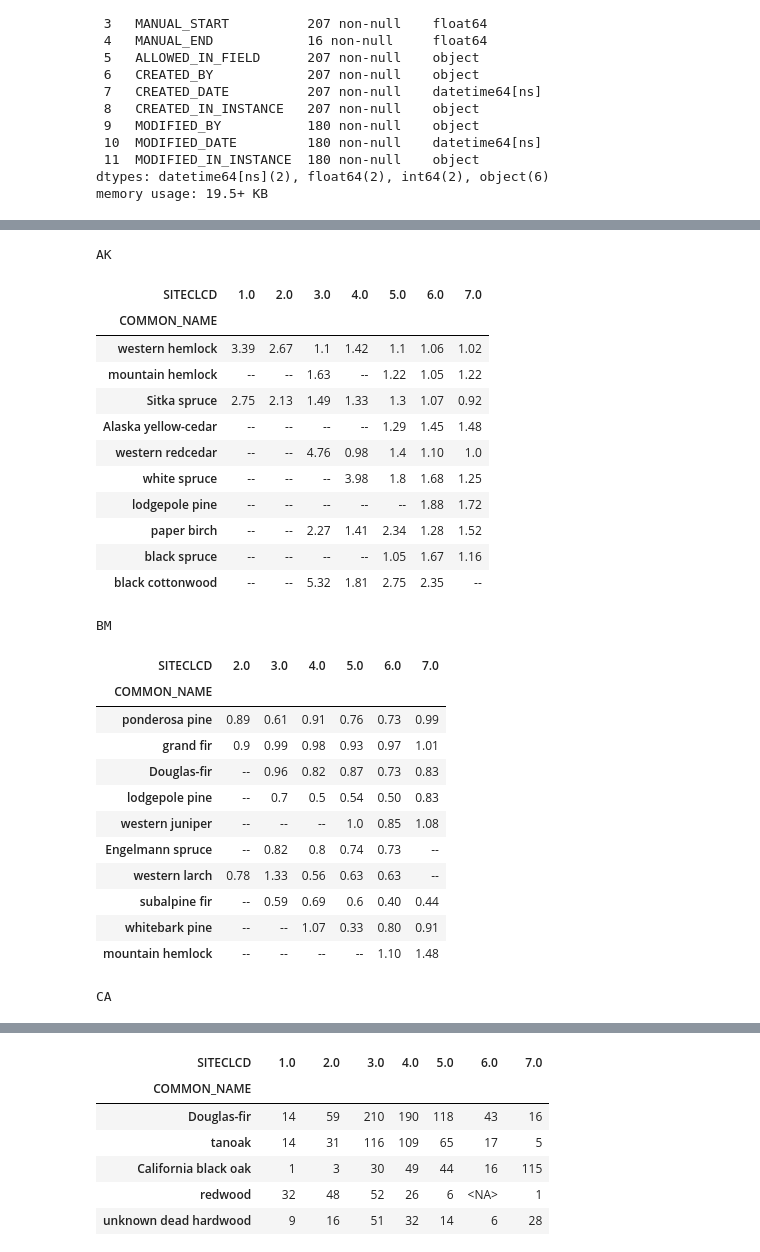
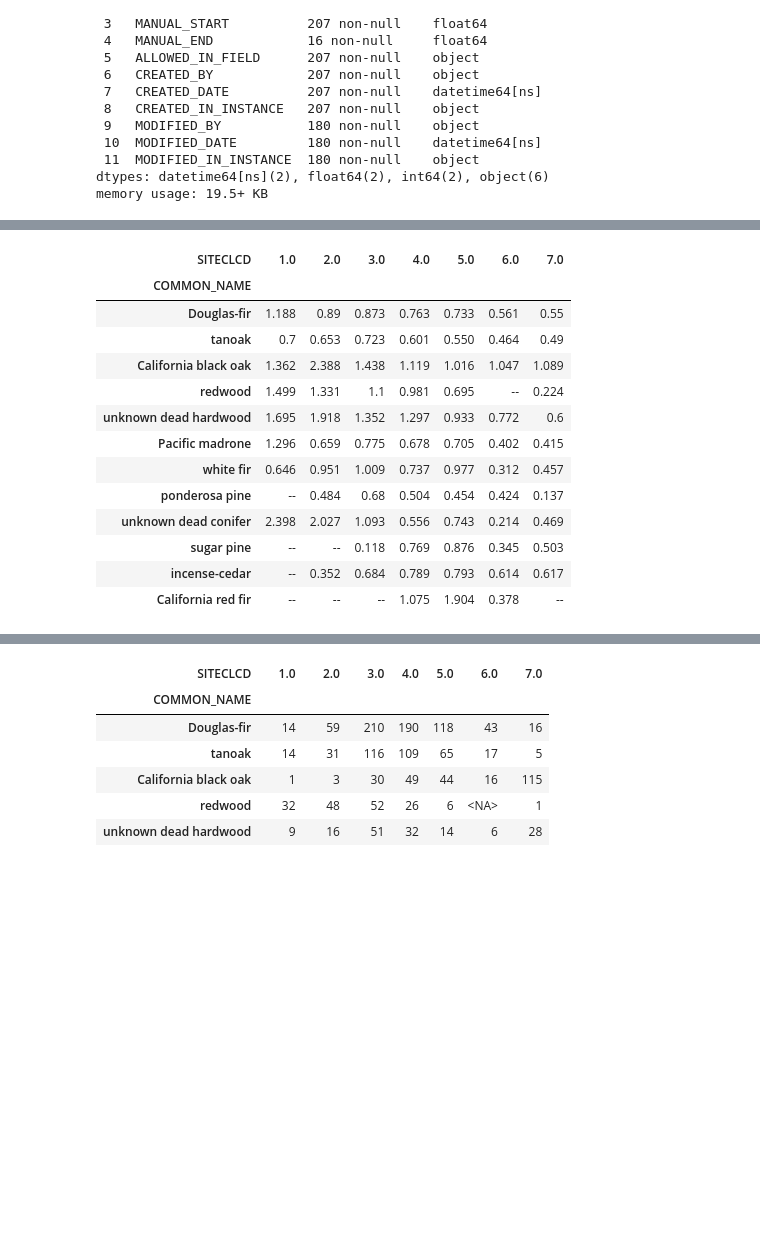
Before and after one commit to Ecotrust/calibrate_fvs, a Jupyter notebook: notebooks/03_Summarizing Multipliers for a Single FVS Variant.ipynb, the cells around one changed output, grey strips where cells are left out. Saved outputs shown, nothing was run; the diff lists cells and outputs as text; code cells hidden in the pictures; blank space fills up the shorter version.

```diff
--- a/notebooks/03_Summarizing Multipliers for a Single FVS Variant.ipynb
+++ b/notebooks/03_Summarizing Multipliers for a Single FVS Variant.ipynb
@@ -33,10 +39,10 @@ Data columns (total 12 columns):
 dtypes: float64(3), int64(2), object(7)
 memory usage: 35.6+ MB
 # %%
-# use_ids = cases.loc[cases.VARIANT == USE_VARIANT]["CASEID"].values
-# use_cns = cases.loc[cases.VARIANT == USE_VARIANT]["STAND_CN"].values
-use_ids = pd.unique(cases.CASEID)
-use_cns = pd.unique(cases.STAND_CN)
+use_ids = cases.loc[cases.VARIANT == USE_VARIANT]["CASEID"].values
+use_cns = cases.loc[cases.VARIANT == USE_VARIANT]["STAND_CN"].values
+# use_ids = pd.unique(cases.CASEID)
+# use_cns = pd.unique(cases.STAND_CN)
 # %%
 SQL = f"""
 SELECT s.STAND_ID as STANDID,
@@ -74,6 +80,6 @@ memory usage: 23.7+ MB
 # %%
-spp = pd.read_sql("REF_SPECIES", f"sqlite:///{os.path.abspath(FIA_DB)}")
-spp.info()
+ref_spp = pd.read_sql("REF_SPECIES", f"sqlite:///{os.path.abspath(FIA_DB)}")
+ref_spp.info()
 # %% [output]
 <class 'pandas.core.frame.DataFrame'>
 RangeIndex: 2677 entries, 0 to 2676
@@ -120,7 +126,7 @@ calib = pd.read_csv(CALIB)
 calib.columns = [col.upper() for col in calib.columns]
 calib = calib.loc[calib.CASEID.isin(use_ids)]
 calib = calib.merge(
-    spp[["SPCD", "COMMON_NAME"]], left_on="SPECIESFIA", right_on="SPCD", how="left"
+    ref_spp[["SPCD", "COMMON_NAME"]], left_on="SPECIESFIA", right_on="SPCD", how="left"
 )
 calib.info()
 # %% [output]
@@ -209,50 +224,24 @@ df.groupby(by=["TREESIZE", "COMMON_NAME"])["SCALEFACTOR"].agg(
 # %%
-for var in np.unique(df.VARIANT):
-    print(var)
-    scalefactors = (
-        df.loc[df.VARIANT == var]
-        .groupby(by=["TREESIZE", "COMMON_NAME", "SITECLCD"])["SCALEFACTOR"]
-        .median()
-    )
-    abund = (
-        df.loc[df.VARIANT == var]
-        .groupby(by=["TREESIZE", "COMMON_NAME"])["SCALEFACTOR"]
-        .count()
-        .loc["LG"]
-        .nlargest(10)
-    )
-    pivot = pd.pivot_table(
-        scalefactors.loc["LG"].reset_index(),
-        index="COMMON_NAME",
-        columns=["SITECLCD"],
-        values="SCALEFACTOR",
-    )
-    display(pivot.loc[abund.index].round(2).fillna("--"))
+means = df.groupby(by=["TREESIZE", "COMMON_NAME", "SITECLCD"])["READCORMULT"].mean()
+pivot_means = pd.pivot_table(
+    means.loc["LG"].reset_index(),
+    index="COMMON_NAME",
+    columns="SITECLCD",
+    values="READCORMULT",
+)
+pivot_means.loc[abund.index].round(3).fillna("--")
 # %% [output]
-AK
 | SITECLCD | 1.0 | 2.0 | 3.0 | 4.0 | 5.0 | 6.0 | 7.0 |
 | COMMON_NAME |  |  |  |  |  |  |  |
-| western hemlock | 3.39 | 2.67 | 1.1 | 1.42 | 1.1 | 1.06 | 1.02 |
-| mountain hemlock | -- | -- | 1.63 | -- | 1.22 | 1.05 | 1.22 |
-| Sitka spruce | 2.75 | 2.13 | 1.49 | 1.33 | 1.3 | 1.07 | 0.92 |
-| Alaska yellow-cedar | -- | -- | -- | -- | 1.29 | 1.45 | 1.48 |
-| western redcedar | -- | -- | 4.76 | 0.98 | 1.4 | 1.10 | 1.0 |
-| white spruce | -- | -- | -- | 3.98 | 1.8 | 1.68 | 1.25 |
-| lodgepole pine | -- | -- | -- | -- | -- | 1.88 | 1.72 |
-| paper birch | -- | -- | 2.27 | 1.41 | 2.34 | 1.28 | 1.52 |
-| black spruce | -- | -- | -- | -- | 1.05 | 1.67 | 1.16 |
-| black cottonwood | -- | -- | 5.32 | 1.81 | 2.75 | 2.35 | -- |
+| Douglas-fir | 1.188 | 0.89 | 0.873 | 0.763 | 0.733 | 0.561 | 0.55 |
+| tanoak | 0.7 | 0.653 | 0.723 | 0.601 | 0.550 | 0.464 | 0.49 |
+| California black oak | 1.362 | 2.388 | 1.438 | 1.119 | 1.016 | 1.047 | 1.089 |
+| redwood | 1.499 | 1.331 | 1.1 | 0.981 | 0.695 | -- | 0.224 |
+| unknown dead hardwood | 1.695 | 1.918 | 1.352 | 1.297 | 0.933 | 0.772 | 0.6 |
+| Pacific madrone | 1.296 | 0.659 | 0.775 | 0.678 | 0.705 | 0.402 | 0.415 |
+| white fir | 0.646 | 0.951 | 1.009 | 0.737 | 0.977 | 0.312 | 0.457 |
+| ponderosa pine | -- | 0.484 | 0.68 | 0.504 | 0.454 | 0.424 | 0.137 |
+| unknown dead conifer | 2.398 | 2.027 | 1.093 | 0.556 | 0.743 | 0.214 | 0.469 |
+| sugar pine | -- | -- | 0.118 | 0.769 | 0.876 | 0.345 | 0.503 |
+| incense-cedar | -- | 0.352 | 0.684 | 0.789 | 0.793 | 0.614 | 0.617 |
+| California red fir | -- | -- | -- | 1.075 | 1.904 | 0.378 | -- |
-BM
-| SITECLCD | 2.0 | 3.0 | 4.0 | 5.0 | 6.0 | 7.0 |
-| COMMON_NAME |  |  |  |  |  |  |
-| ponderosa pine | 0.89 | 0.61 | 0.91 | 0.76 | 0.73 | 0.99 |
-| grand fir | 0.9 | 0.99 | 0.98 | 0.93 | 0.97 | 1.01 |
-| Douglas-fir | -- | 0.96 | 0.82 | 0.87 | 0.73 | 0.83 |
-| lodgepole pine | -- | 0.7 | 0.5 | 0.54 | 0.50 | 0.83 |
-| western juniper | -- | -- | -- | 1.0 | 0.85 | 1.08 |
-| Engelmann spruce | -- | 0.82 | 0.8 | 0.74 | 0.73 | -- |
-| western larch | 0.78 | 1.33 | 0.56 | 0.63 | 0.63 | -- |
-| subalpine fir | -- | 0.59 | 0.69 | 0.6 | 0.40 | 0.44 |
-| whitebark pine | -- | -- | 1.07 | 0.33 | 0.80 | 0.91 |
-| mountain hemlock | -- | -- | -- | -- | 1.10 | 1.48 |
-CA
```
Also changed, not shown: parts of 16 cells of this notebook, 3 other files.
